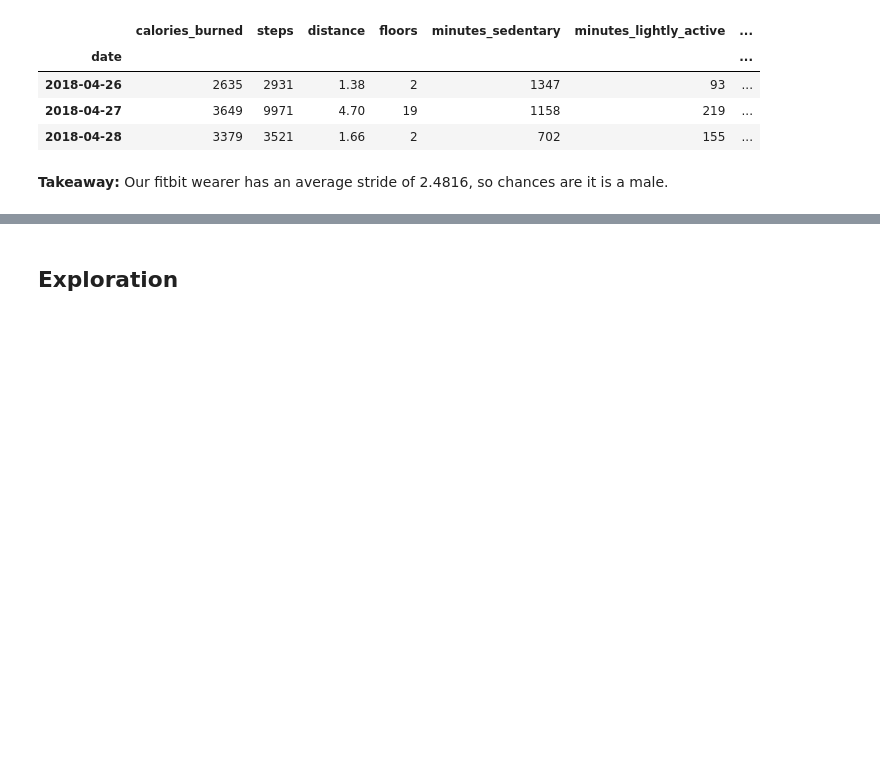
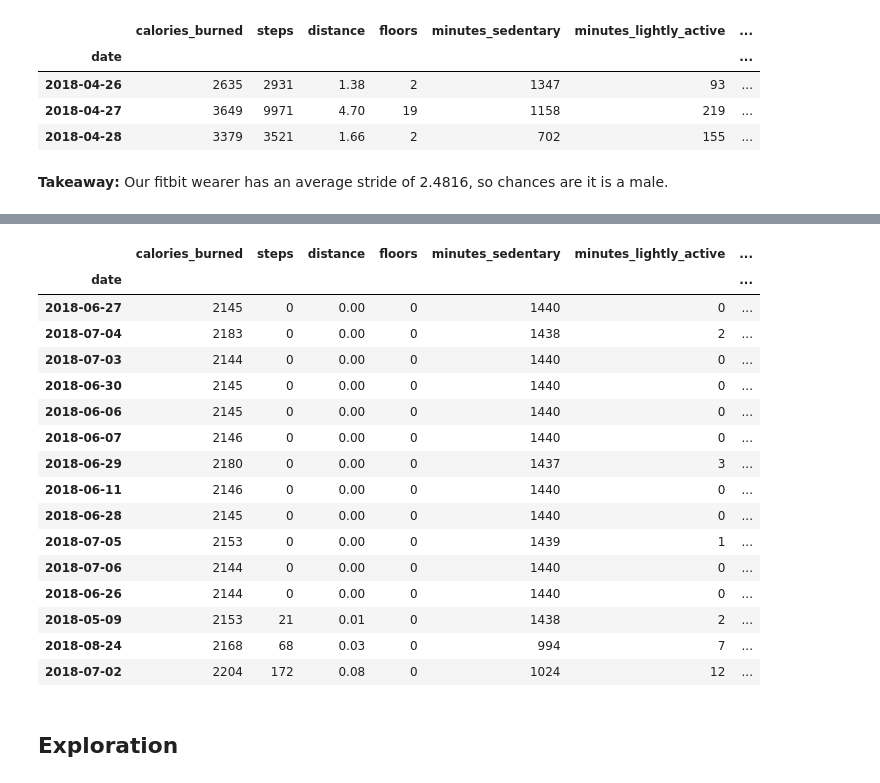
Before and after one commit to Dairy-Time/time-series-project, a Jupyter notebook: Fitbit_Data-Cari.ipynb, the cells around one changed output, grey strips where cells are left out. Drawn from its saved outputs; the diff is of its cells as text; code cells hidden in the pictures; blank space fills up the shorter version.

```diff
--- a/Fitbit_Data-Cari.ipynb
+++ b/Fitbit_Data-Cari.ipynb
@@ -165,3 +198,23 @@ df.head(3)
+# %%
+df.sort_values(by='steps').head(15)
+# %% [output]
+|  | calories_burned | steps | distance | floors | minutes_sedentary | minutes_lightly_active | ... |
+| date |  |  |  |  |  |  | ... |
+| 2018-06-27 | 2145 | 0 | 0.00 | 0 | 1440 | 0 | ... |
+| 2018-07-04 | 2183 | 0 | 0.00 | 0 | 1438 | 2 | ... |
+| 2018-07-03 | 2144 | 0 | 0.00 | 0 | 1440 | 0 | ... |
+| 2018-06-30 | 2145 | 0 | 0.00 | 0 | 1440 | 0 | ... |
+| 2018-06-06 | 2145 | 0 | 0.00 | 0 | 1440 | 0 | ... |
+| 2018-06-07 | 2146 | 0 | 0.00 | 0 | 1440 | 0 | ... |
+| 2018-06-29 | 2180 | 0 | 0.00 | 0 | 1437 | 3 | ... |
+| 2018-06-11 | 2146 | 0 | 0.00 | 0 | 1440 | 0 | ... |
+| 2018-06-28 | 2145 | 0 | 0.00 | 0 | 1440 | 0 | ... |
+| 2018-07-05 | 2153 | 0 | 0.00 | 0 | 1439 | 1 | ... |
+| 2018-07-06 | 2144 | 0 | 0.00 | 0 | 1440 | 0 | ... |
+| 2018-06-26 | 2144 | 0 | 0.00 | 0 | 1440 | 0 | ... |
+| 2018-05-09 | 2153 | 21 | 0.01 | 0 | 1438 | 2 | ... |
+| 2018-08-24 | 2168 | 68 | 0.03 | 0 | 994 | 7 | ... |
+| 2018-07-02 | 2204 | 172 | 0.08 | 0 | 1024 | 12 | ... |
 # %%
 def prepare_data(df):
     df['date'] = pd.to_datetime(df['date'])
```
Also changed, not shown: parts of 9 cells of this notebook.
